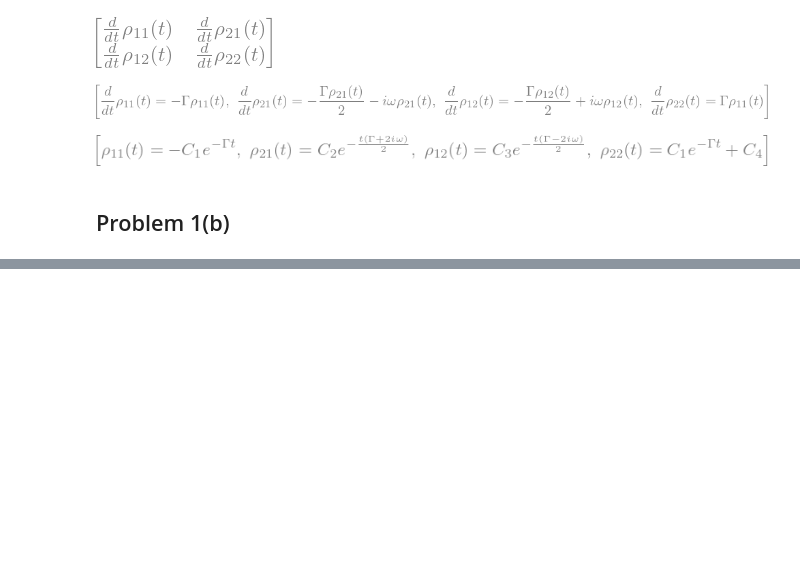
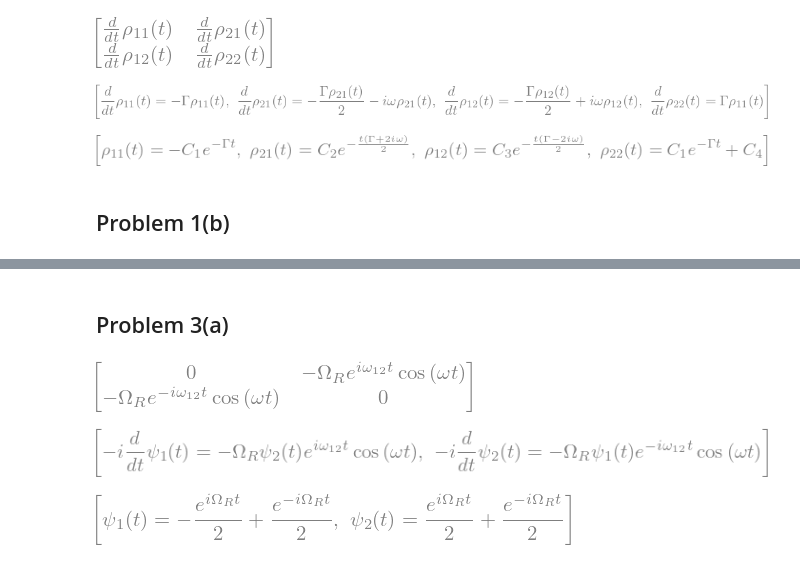
Before and after one commit to christianlange196/fall2023-chm696, a Jupyter notebook: assn4/assn4.ipynb, the cells around one changed output, grey strips where cells are left out. Saved outputs shown, nothing was run; the diff lists cells and outputs as text; code cells hidden in the pictures; blank space fills up the shorter version.

```diff
--- a/assn4/assn4.ipynb
+++ b/assn4/assn4.ipynb
@@ -69,0 +133,39 @@ solution
+# %% [markdown]
+## Problem 3(a)
+# %%
+omega12 = sp.symbols('omega_12')
+H = -OmegaR * sp.cos(omega * t) * (sp.exp(-sp.I * omega12 * t) * sm + sp.exp(sp.I * omega12 * t) * sm.H)
+H
+# %% [output]
+[figure, added]
+# %%
+# Write out the Schrodinger equation
+psi = sp.Matrix([sp.Function('psi_' + i)(t) for i in ['1', '2']])
+
+rhs = H * psi
+lhs = -sp.I * sp.diff(psi, t)
+
+eqnlist = [sp.Eq(lhs[i], rhs[i]) for i in range(2)]
+eqnlist
+# %% [output]
+[figure, added]
+# %%
+# Analytical solution
+omega12 = sp.symbols('omega_12')
+H = -OmegaR * (sm + sm.H)
+
+# Write out the Schrodinger equation
+psi = sp.Matrix([sp.Function('psi_' + i)(t) for i in ['1', '2']])
+
+rhs = H * psi
+lhs = -sp.I * sp.diff(psi, t)
+
+eqnlist = [sp.Eq(lhs[i], rhs[i]) for i in range(2)]
+eqnlist
+
+# initial conditions in state 1
+ics = {psi[0].subs(t, 0): 0, psi[1].subs(t, 0): 1}
+solution = sp.dsolve(eqnlist, [psi[0], psi[1]], ics=ics)
+solution
+# %% [output]
+[figure, added]
```
Also changed, not shown: parts of 12 cells of this notebook.
